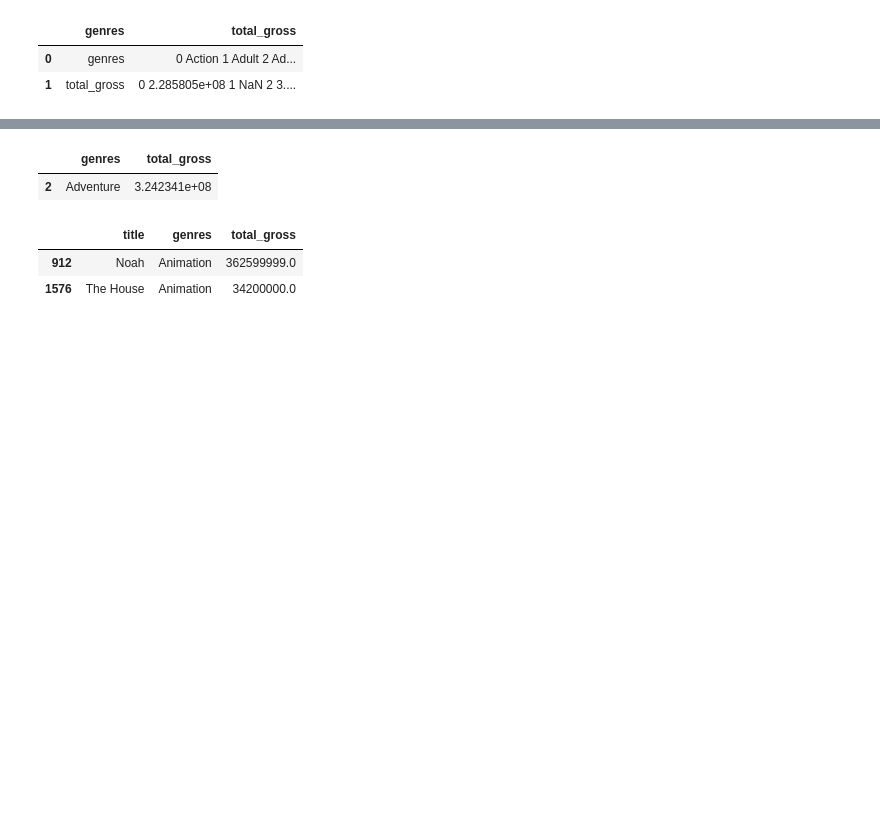
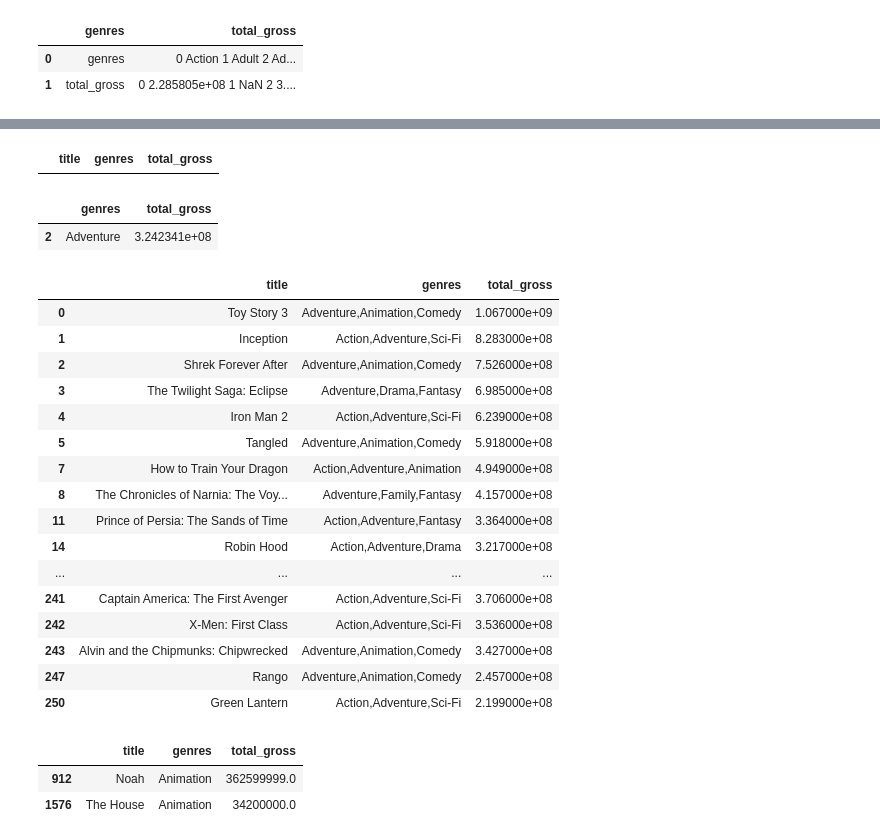
Before and after one commit to raizelistaken/project1_MovieDataAnalysis, a Jupyter notebook: Question3 Branch.ipynb, the cells around one changed output, grey strips where cells are left out. Drawn from its saved outputs; the diff is of its cells as text; code cells hidden in the pictures; blank space fills up the shorter version.

Commit message:
isolating genres to check for outliers in Q3 notebook

```diff
--- a/Question3 Branch.ipynb
+++ b/Question3 Branch.ipynb
@@ -234,5 +234,5 @@ genre_gross_dict.head(26)
 | 1 | total_gross | 0 2.285805e+08 1 NaN 2 3.... |
 # %%
 """Isolating the genres and total_gross columns for a better visual"""
-master_df = genre_gross_dict.groupby(['title'])['title','genres','total_gross'].head()
+master_df = master_table.groupby(['title'])['title','genres','total_gross'].head()
 master_df.head()
@@ -254,8 +278,32 @@ genre_gross_dict.loc[(genre_gross_dict['genres']) == 'Adult']
+# %%
+master_df.loc[master_df['genres'].str.contains('Adult')]
+# %% [output]
+|  | title | genres | total_gross |
 # %%
 genre_gross_dict.loc[(genre_gross_dict['genres']) == 'Adventure']
 # %% [output]
 |  | genres | total_gross |
 | 2 | Adventure | 3.242341e+08 |
+# %%
+master_df.loc[master_df['genres'].str.contains('Adventure')].head(50)
+# %% [output]
+|  | title | genres | total_gross |
+| 0 | Toy Story 3 | Adventure,Animation,Comedy | 1.067000e+09 |
+| 1 | Inception | Action,Adventure,Sci-Fi | 8.283000e+08 |
+| 2 | Shrek Forever After | Adventure,Animation,Comedy | 7.526000e+08 |
+| 3 | The Twilight Saga: Eclipse | Adventure,Drama,Fantasy | 6.985000e+08 |
+| 4 | Iron Man 2 | Action,Adventure,Sci-Fi | 6.239000e+08 |
+| 5 | Tangled | Adventure,Animation,Comedy | 5.918000e+08 |
+| 7 | How to Train Your Dragon | Action,Adventure,Animation | 4.949000e+08 |
+| 8 | The Chronicles of Narnia: The Voy... | Adventure,Family,Fantasy | 4.157000e+08 |
+| 11 | Prince of Persia: The Sands of Time | Action,Adventure,Fantasy | 3.364000e+08 |
+| 14 | Robin Hood | Action,Adventure,Drama | 3.217000e+08 |
+| ... | ... | ... | ... |
+| 241 | Captain America: The First Avenger | Action,Adventure,Sci-Fi | 3.706000e+08 |
+| 242 | X-Men: First Class | Action,Adventure,Sci-Fi | 3.536000e+08 |
+| 243 | Alvin and the Chipmunks: Chipwrecked | Adventure,Animation,Comedy | 3.427000e+08 |
+| 247 | Rango | Adventure,Animation,Comedy | 2.457000e+08 |
+| 250 | Green Lantern | Action,Adventure,Sci-Fi | 2.199000e+08 |
 # %%
 master_df.loc[(master_df['genres']) == 'Animation']
 # %% [output]
```
Also changed, not shown: parts of 24 cells of this notebook.
